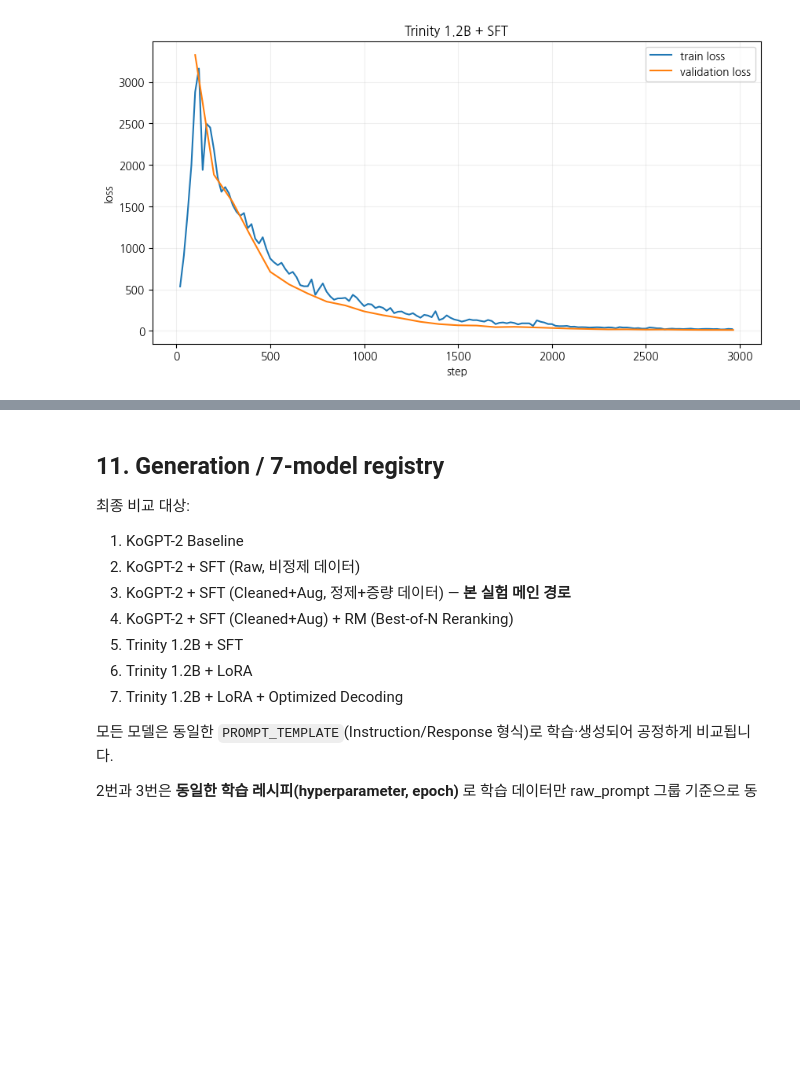
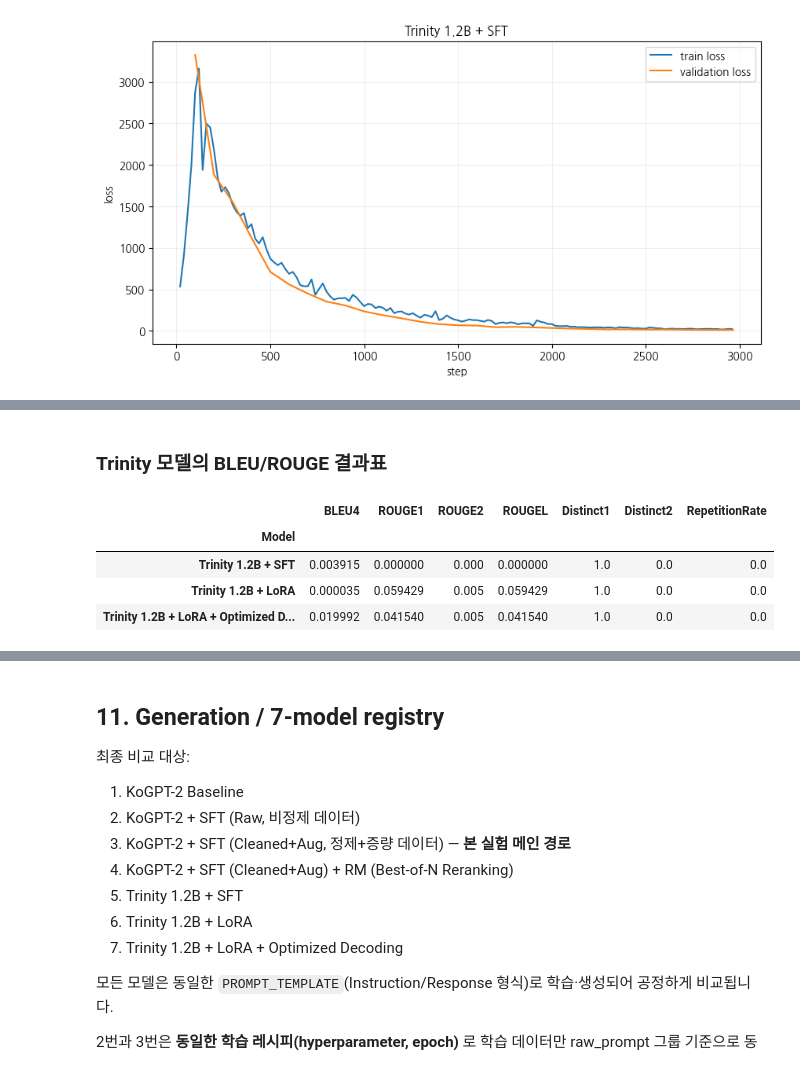
Before and after one commit to todd-jang/AIFFEL_quest_rs, a Jupyter notebook: GoingDeeper/08_KoChatGPT/KoChatGPTv5.ipynb, the cells around one changed output, grey strips where cells are left out. Drawn from its saved outputs; the diff is of its cells as text; code cells hidden in the pictures; blank space fills up the shorter version.

```diff
--- a/GoingDeeper/08_KoChatGPT/KoChatGPTv5.ipynb
+++ b/GoingDeeper/08_KoChatGPT/KoChatGPTv5.ipynb
@@ -1176,0 +1200,10 @@ ImportError: Found an incompatible version of torchao. Found version 0.10.0, but
+# %% [markdown]
+### Trinity 모델의 BLEU/ROUGE 결과표
+# %%
+display(results_df[results_df.index.str.contains('Trinity')])
+# %% [output]
+|  | BLEU4 | ROUGE1 | ROUGE2 | ROUGEL | Distinct1 | Distinct2 | RepetitionRate |
+| Model |  |  |  |  |  |  |  |
+| Trinity 1.2B + SFT | 0.003915 | 0.000000 | 0.000 | 0.000000 | 1.0 | 0.0 | 0.0 |
+| Trinity 1.2B + LoRA | 0.000035 | 0.059429 | 0.005 | 0.059429 | 1.0 | 0.0 | 0.0 |
+| Trinity 1.2B + LoRA + Optimized D... | 0.019992 | 0.041540 | 0.005 | 0.041540 | 1.0 | 0.0 | 0.0 |
```
Also changed, not shown: parts of 10 cells of this notebook.
